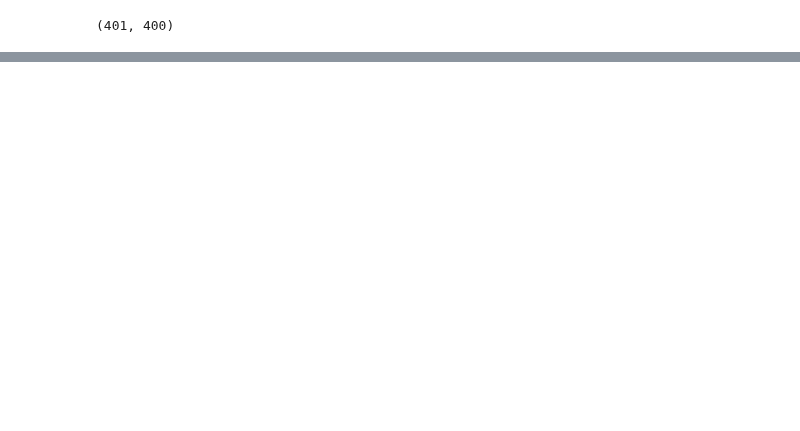
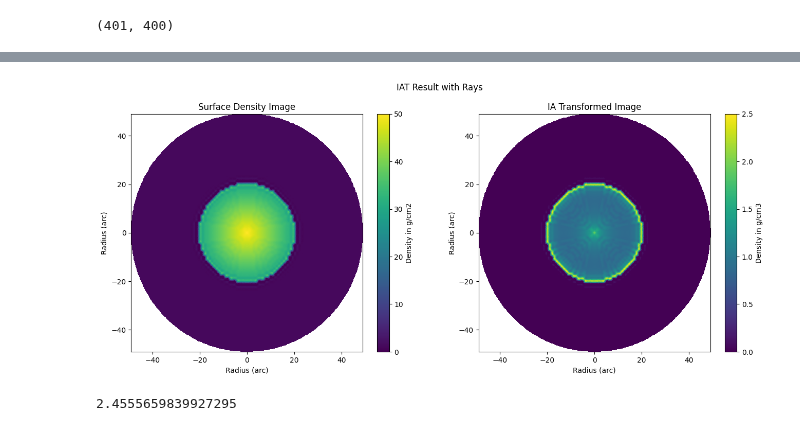
Before and after one commit to imanbeh/csm_pipeline, a Jupyter notebook: data_validation/data_val_azimuthal_radial.ipynb, the cells around one changed output, grey strips where cells are left out. Saved outputs shown, nothing was run; the diff lists cells and outputs as text; code cells hidden in the pictures; blank space fills up the shorter version.

```diff
--- a/data_validation/data_val_azimuthal_radial.ipynb
+++ b/data_validation/data_val_azimuthal_radial.ipynb
@@ -251,0 +338,8 @@ hello again
+# %%
+xaxis_star, yaxis_star, abel_star = abel_data_val(interp_star, 49, x_grid=x_grid, y_grid=y_grid, min = 0, max=2.5)
+# %% [output]
+[figure, added]
+# %%
+np.max(abel_star)
+# %% [output]
+2.4555659839927295
```
Also changed, not shown: parts of 25 cells of this notebook.
